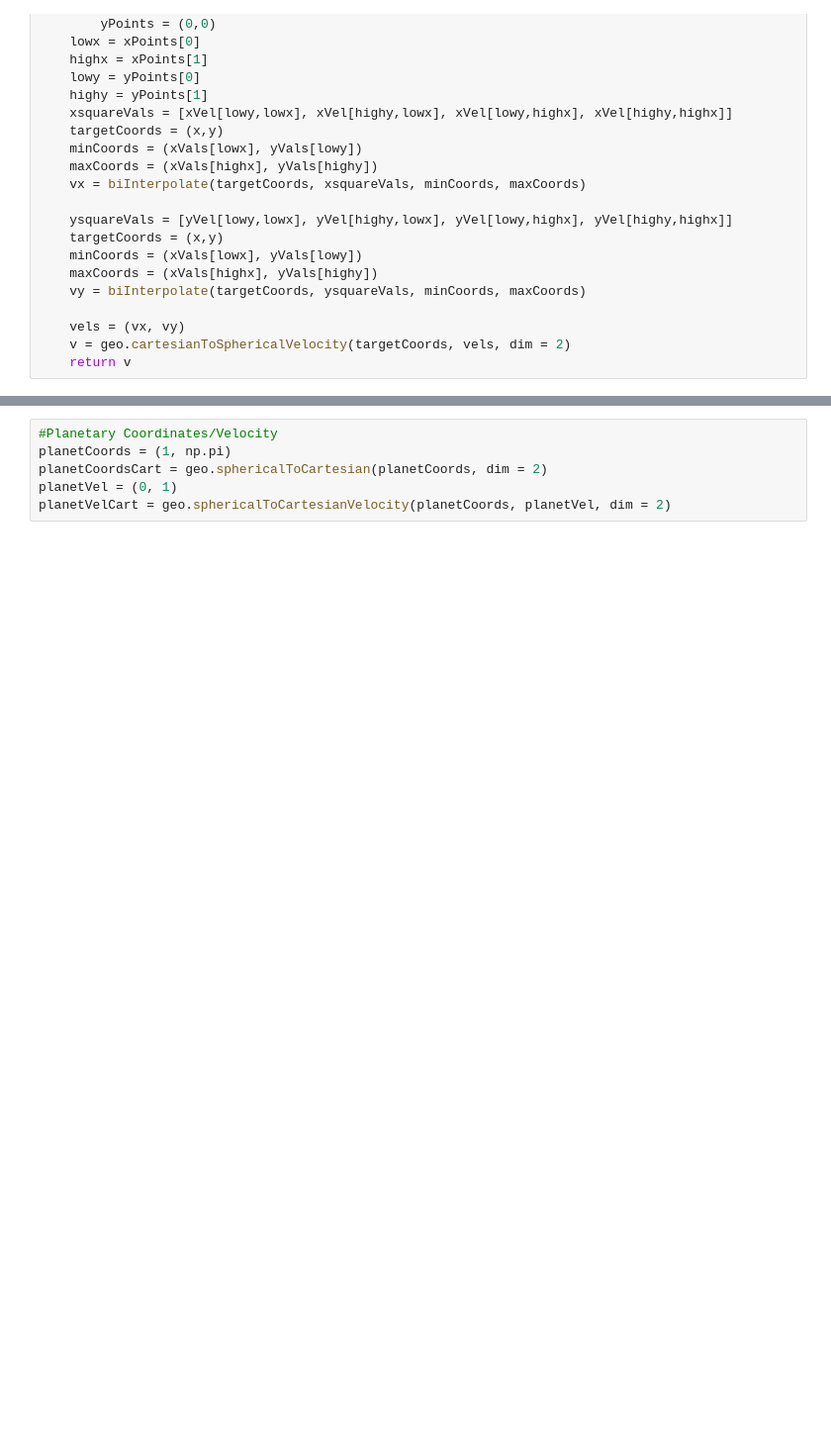
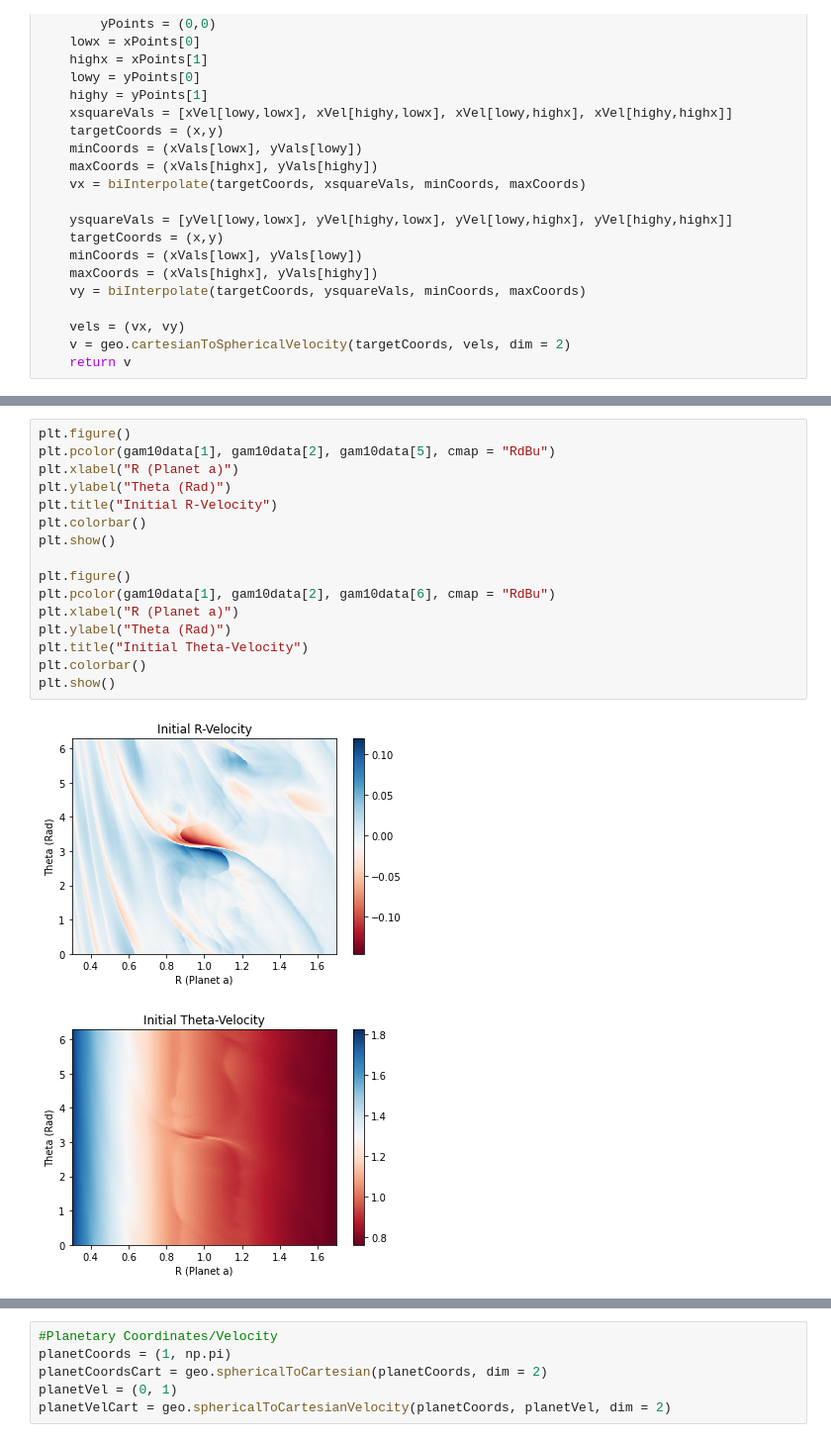
Before and after one commit to afk22996/AdiabaticRunaway, a Jupyter notebook: Plotter.ipynb, the cells around one changed output, grey strips where cells are left out. Shown at 99% size. Cells and saved outputs as stored; diff of their text form; blank space fills up the shorter version.

```diff
--- a/Plotter.ipynb
+++ b/Plotter.ipynb
@@ -82,0 +131,19 @@ gam10data = load_2D_data("/scratch/afkirby/2DAdiabaticParameterChange/Gamma1.0/"
+# %%
+plt.figure()
+plt.pcolor(gam10data[1], gam10data[2], gam10data[5], cmap = "RdBu")
+plt.xlabel("R (Planet a)")
+plt.ylabel("Theta (Rad)")
+plt.title("Initial R-Velocity")
+plt.colorbar()
+plt.show()
+
+plt.figure()
+plt.pcolor(gam10data[1], gam10data[2], gam10data[6], cmap = "RdBu")
+plt.xlabel("R (Planet a)")
+plt.ylabel("Theta (Rad)")
+plt.title("Initial Theta-Velocity")
+plt.colorbar()
+plt.show()
+# %% [output]
+[figure, added]
+[figure, added]
```
Also changed, not shown: parts of 23 cells of this notebook, 1 other file.
